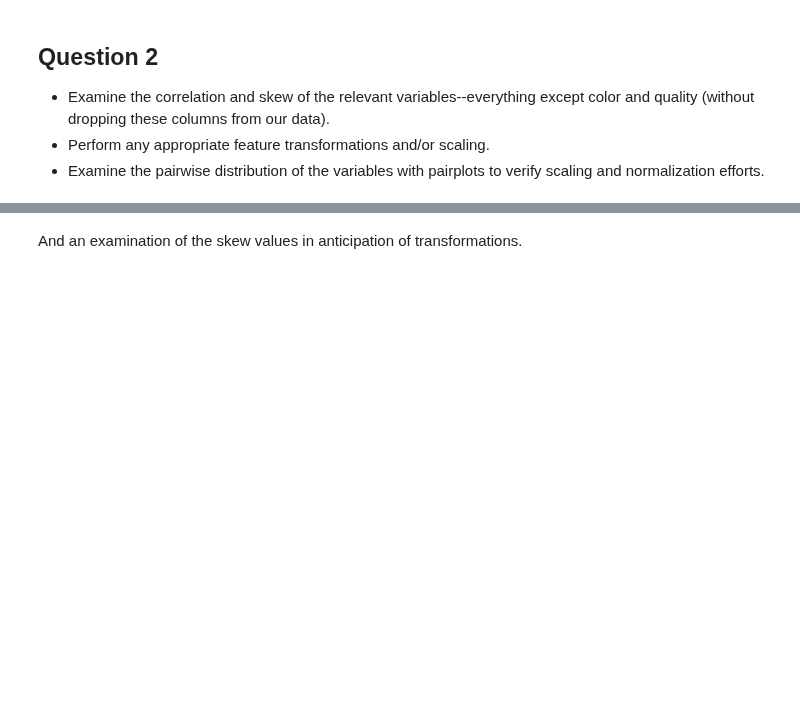
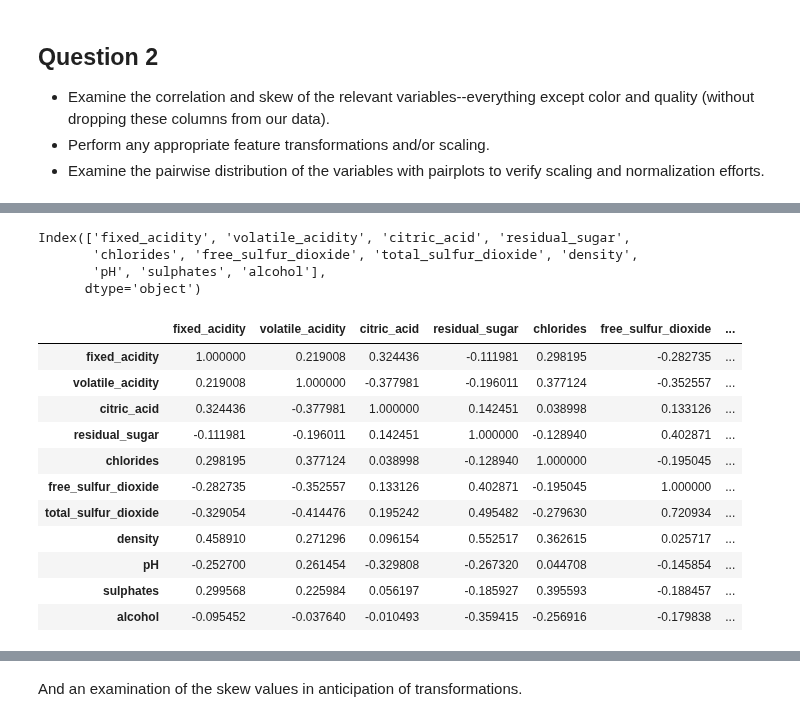
Before and after one commit to htetaunglynn94/coursera, a Jupyter notebook: ibm_ml_series/unsupervised_ml_clustering/module_3/demo_clustering_activity.ipynb, the cells around one changed output, grey strips where cells are left out. Cells and saved outputs as stored; diff of their text form; code cells hidden in the pictures; blank space fills up the shorter version.

```diff
--- a/ibm_ml_series/unsupervised_ml_clustering/module_3/demo_clustering_activity.ipynb
+++ b/ibm_ml_series/unsupervised_ml_clustering/module_3/demo_clustering_activity.ipynb
@@ -88,3 +157,6 @@ ax.grid('off')
 *   Examine the correlation and skew of the relevant variables--everything except color and quality (without dropping these columns from our data).
 *   Perform any appropriate feature transformations and/or scaling.
 *   Examine the pairwise distribution of the variables with pairplots to verify scaling and normalization efforts.
+# %%
+float_cols = [x for x in data.columns if x not in ['color','quality']]
+float_cols
@@ -91 +175,26 @@ ax.grid('off')
+# %%
+# The other way
+data.iloc[:,:-2].columns
+# %% [output]
+Index(['fixed_acidity', 'volatile_acidity', 'citric_acid', 'residual_sugar',
+       'chlorides', 'free_sulfur_dioxide', 'total_sulfur_dioxide', 'density',
+       'pH', 'sulphates', 'alcohol'],
+      dtype='object')
+# %%
+# Correlation matrix
+corr_mtx = data[float_cols].corr()
+corr_mtx
+# %% [output]
+|  | fixed_acidity | volatile_acidity | citric_acid | residual_sugar | chlorides | free_sulfur_dioxide | ... |
+| fixed_acidity | 1.000000 | 0.219008 | 0.324436 | -0.111981 | 0.298195 | -0.282735 | ... |
+| volatile_acidity | 0.219008 | 1.000000 | -0.377981 | -0.196011 | 0.377124 | -0.352557 | ... |
+| citric_acid | 0.324436 | -0.377981 | 1.000000 | 0.142451 | 0.038998 | 0.133126 | ... |
+| residual_sugar | -0.111981 | -0.196011 | 0.142451 | 1.000000 | -0.128940 | 0.402871 | ... |
+| chlorides | 0.298195 | 0.377124 | 0.038998 | -0.128940 | 1.000000 | -0.195045 | ... |
+| free_sulfur_dioxide | -0.282735 | -0.352557 | 0.133126 | 0.402871 | -0.195045 | 1.000000 | ... |
+| total_sulfur_dioxide | -0.329054 | -0.414476 | 0.195242 | 0.495482 | -0.279630 | 0.720934 | ... |
+| density | 0.458910 | 0.271296 | 0.096154 | 0.552517 | 0.362615 | 0.025717 | ... |
+| pH | -0.252700 | 0.261454 | -0.329808 | -0.267320 | 0.044708 | -0.145854 | ... |
+| sulphates | 0.299568 | 0.225984 | 0.056197 | -0.185927 | 0.395593 | -0.188457 | ... |
+| alcohol | -0.095452 | -0.037640 | -0.010493 | -0.359415 | -0.256916 | -0.179838 | ... |
 # %%
```
Also changed, not shown: parts of 25 cells of this notebook.
